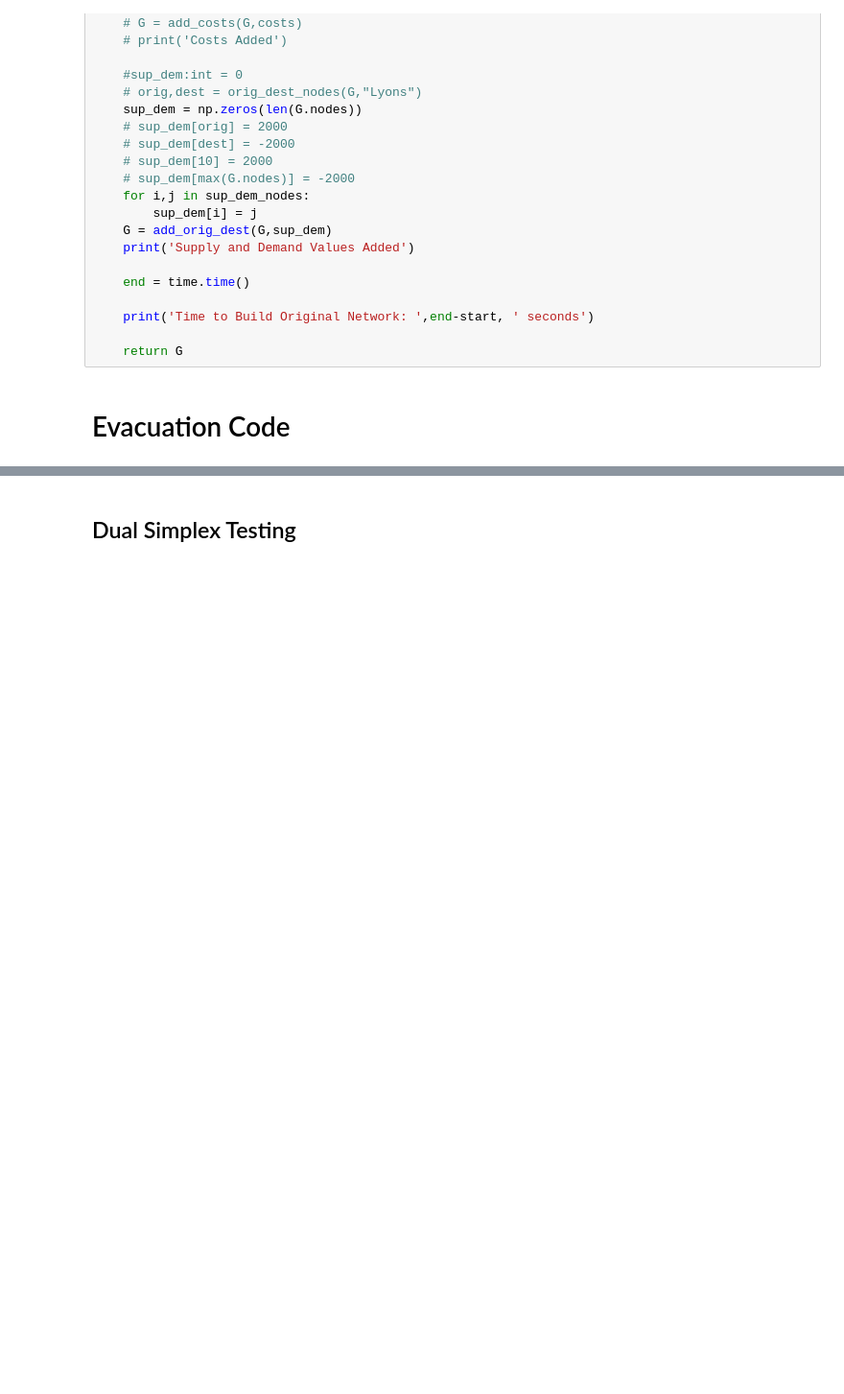
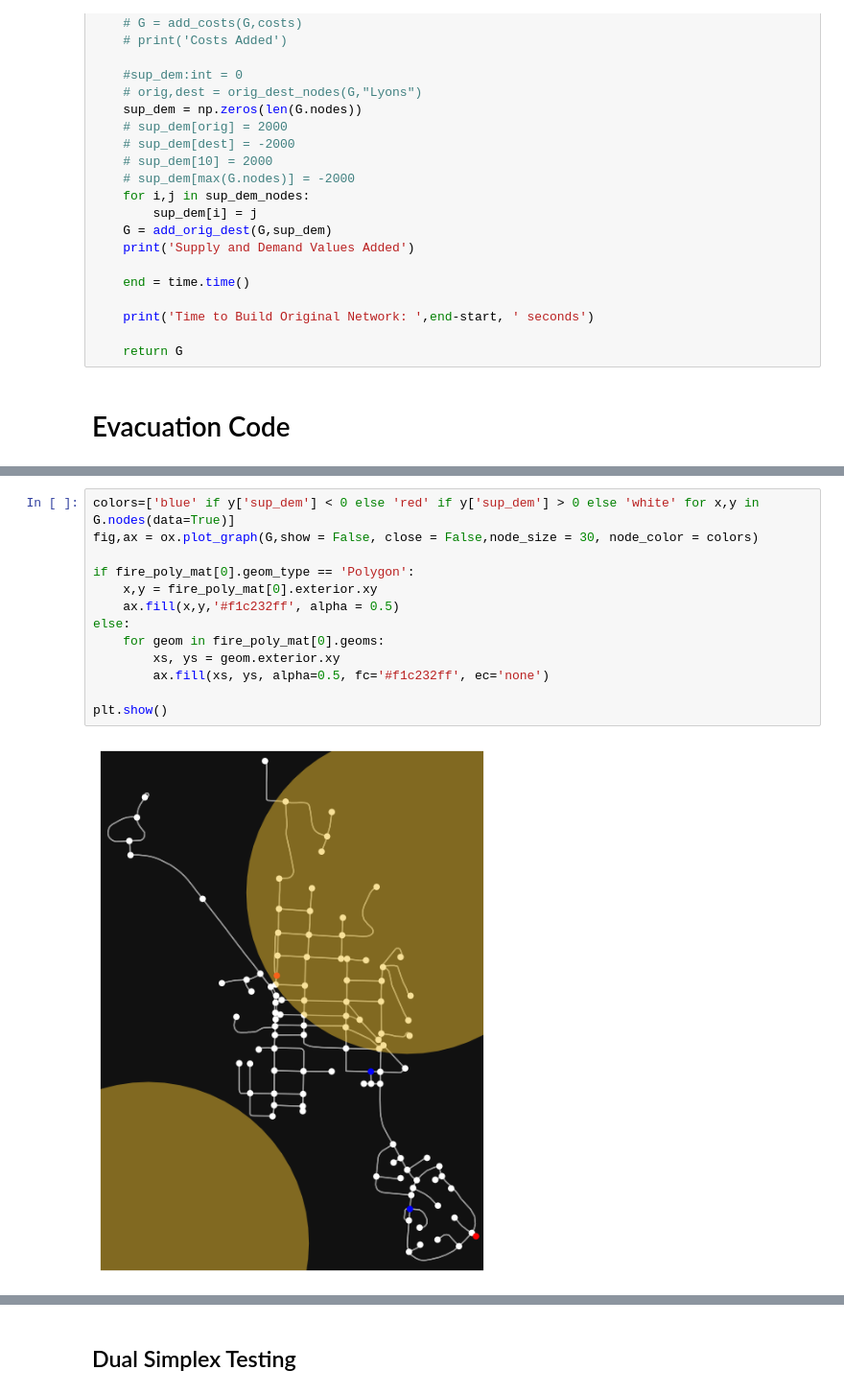
Before and after one commit to DillWithIt77/Fire_Evac_F22, a Jupyter notebook: Real-world Testing.ipynb, the cells around one changed output, grey strips where cells are left out. Shown at 96% size. Drawn from its saved outputs; the diff is of its cells as text; blank space fills up the shorter version.

```diff
--- a/Real-world Testing.ipynb
+++ b/Real-world Testing.ipynb
@@ -683,3 +596,18 @@ Flow Value: 8000.0
+# %%
+colors=['blue' if y['sup_dem'] < 0 else 'red' if y['sup_dem'] > 0 else 'white' for x,y in G.nodes(data=True)]
+fig,ax = ox.plot_graph(G,show = False, close = False,node_size = 30, node_color = colors)
+
+if fire_poly_mat[0].geom_type == 'Polygon':
+    x,y = fire_poly_mat[0].exterior.xy
+    ax.fill(x,y,'#f1c232ff', alpha = 0.5)
+else:
+    for geom in fire_poly_mat[0].geoms:
+        xs, ys = geom.exterior.xy
+        ax.fill(xs, ys, alpha=0.5, fc='#f1c232ff', ec='none')
+
+plt.show()
+# %% [output]
+[figure, added]
 # %%
 # fire_origin_2 = [40.229520, -105.263912]
 fire_origin = [40.213739, -105.279067]
```
Also changed, not shown: parts of 25 cells of this notebook.
